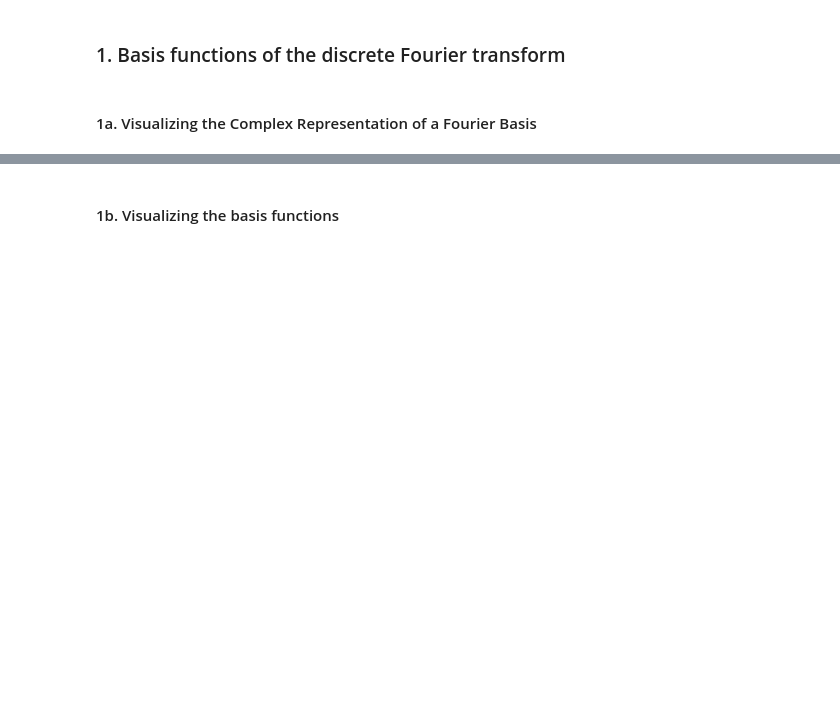
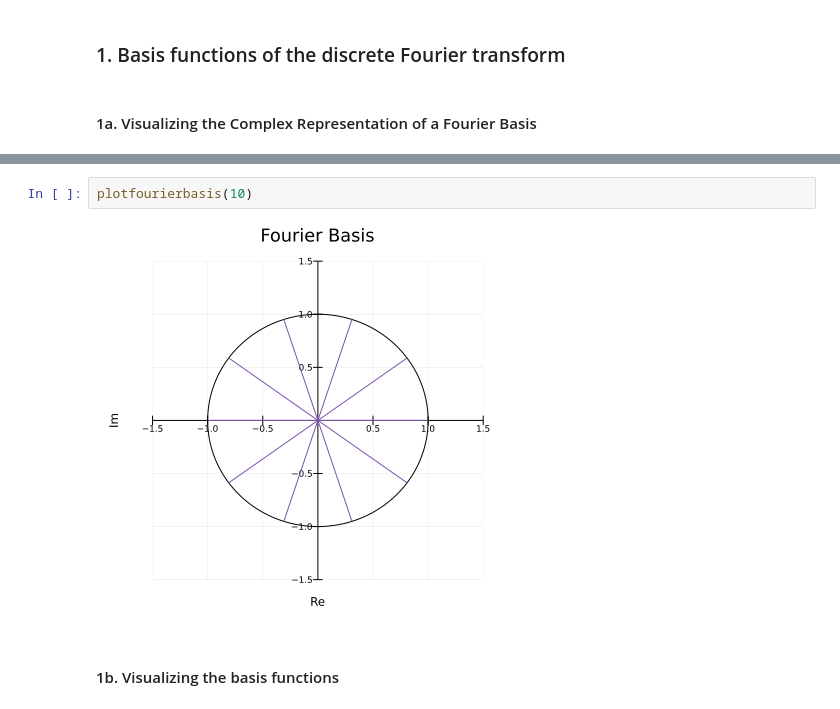
Before and after one commit to johnmays/CSDS_364_HW, a Jupyter notebook: A5/A5a/464-A5-jkm100.ipynb, the cells around one changed output, grey strips where cells are left out. Saved outputs shown, nothing was run; the diff lists cells and outputs as text; blank space fills up the shorter version.

```diff
--- a/A5/A5a/464-A5-jkm100.ipynb
+++ b/A5/A5a/464-A5-jkm100.ipynb
@@ -51,2 +62,6 @@ plotfourierbasis(1,2)
+# %%
+plotfourierbasis(10)
+# %% [output]
+[figure, added]
 # %% [markdown]
 #### 1b. Visualizing the basis functions
```
Also changed, not shown: parts of 38 cells of this notebook, 2 other files.
